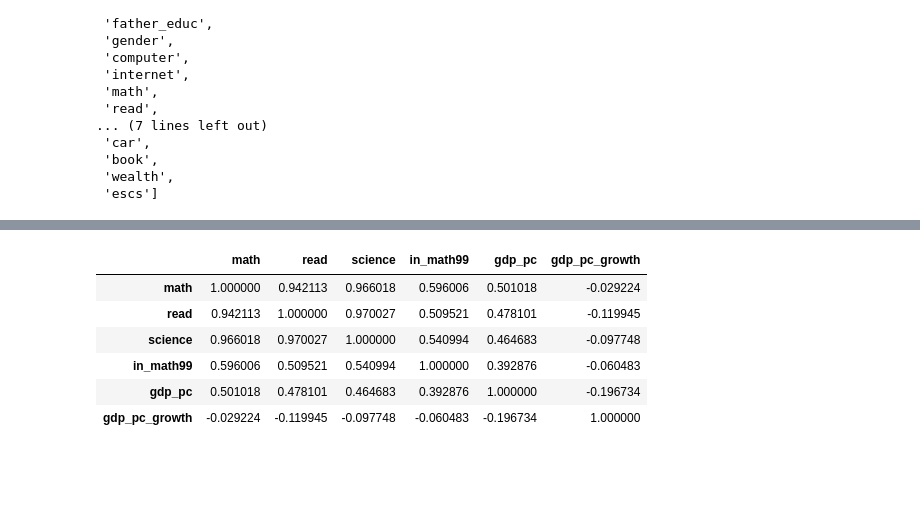
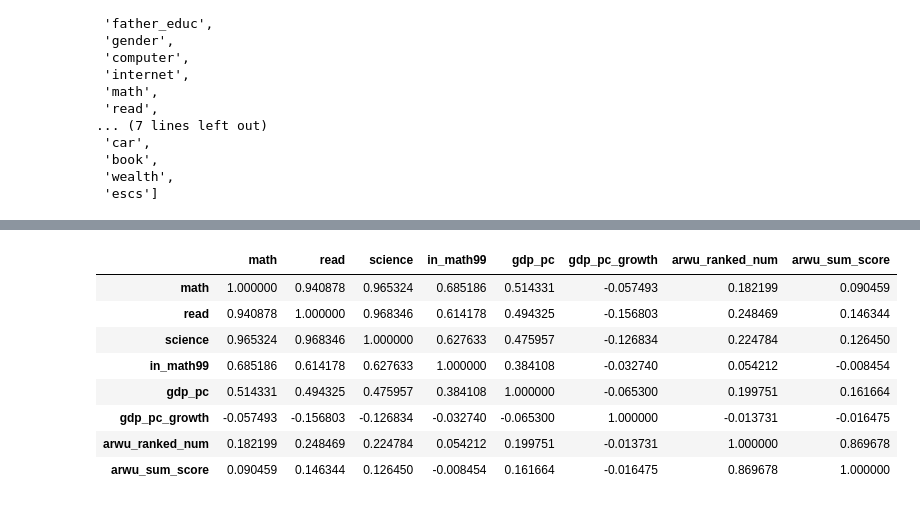
Before and after one commit to jamesxu123/econ442, a Jupyter notebook: old_explore.ipynb, the cells around one changed output, grey strips where cells are left out. Drawn from its saved outputs; the diff is of its cells as text; code cells hidden in the pictures; blank space fills up the shorter version.

```diff
--- a/old_explore.ipynb
+++ b/old_explore.ipynb
@@ -29,6 +30,8 @@ q2 = df.lazy().group_by(pl.col("year")).agg(pl.quantile("math", 0.99).alias("mat
 # %%
 q = df.lazy().join(q2, on="year").group_by(pl.col("year"), pl.col("country")).agg(pl.mean("math"), pl.mean("read"), pl.mean("science"), (((pl.col("math") > pl.col("math99")) * 100 * pl.col("stu_wgt")).sum() / pl.col("stu_wgt").sum()).alias("in_math99"))
 # %%
-worldbank = pl.scan_parquet("data/worldbank_indicators.parquet").with_columns(pl.col("Time").cast(pl.Int64))
+worldbank = pl.scan_parquet("data/worldbank_indicators.parquet").with_columns(pl.col("Time").cast(pl.Int64)).rename({"Time": "year", "Country Code": "country"})
+# %%
+arwu = pl.scan_parquet("data/arwu_2003-2023.parquet").group_by(["country", "year"]).agg(pl.col("rank").count().alias("arwu_ranked_num"), pl.col("score").sum().alias("arwu_sum_score"))
 # %%
-merged = q.join(worldbank, left_on=["country", "year"], right_on=["Country Code", "Time"], how="left")
+merged = worldbank.join(arwu, left_on=["country", "year"], right_on=["country", "year"], how="left").filter(pl.col("year") >= 2003)
@@ -55,3 +38,5 @@ END LEFT JOIN
+# %%
+merged = merged.join(q, on=["country", "year"], how="left").with_columns(pl.col("arwu_ranked_num").fill_null(0), pl.col("arwu_sum_score").fill_null(0))
 # %%
 df2 = merged.collect()
 # %%
@@ -116,12 +110,14 @@ shape: (9, 13)
 # %%
-pd_df[["math", "read", "science", "in_math99", "gdp_pc", "gdp_pc_growth"]].corr()
+pd_df[["math", "read", "science", "in_math99", "gdp_pc", "gdp_pc_growth", "arwu_ranked_num", "arwu_sum_score"]].corr()
 # %% [output]
-|  | math | read | science | in_math99 | gdp_pc | gdp_pc_growth |
-| math | 1.000000 | 0.942113 | 0.966018 | 0.596006 | 0.501018 | -0.029224 |
-| read | 0.942113 | 1.000000 | 0.970027 | 0.509521 | 0.478101 | -0.119945 |
-| science | 0.966018 | 0.970027 | 1.000000 | 0.540994 | 0.464683 | -0.097748 |
-| in_math99 | 0.596006 | 0.509521 | 0.540994 | 1.000000 | 0.392876 | -0.060483 |
-| gdp_pc | 0.501018 | 0.478101 | 0.464683 | 0.392876 | 1.000000 | -0.196734 |
-| gdp_pc_growth | -0.029224 | -0.119945 | -0.097748 | -0.060483 | -0.196734 | 1.000000 |
+|  | math | read | science | in_math99 | gdp_pc | gdp_pc_growth | arwu_ranked_num | arwu_sum_score |
+| math | 1.000000 | 0.940878 | 0.965324 | 0.685186 | 0.514331 | -0.057493 | 0.182199 | 0.090459 |
+| read | 0.940878 | 1.000000 | 0.968346 | 0.614178 | 0.494325 | -0.156803 | 0.248469 | 0.146344 |
+| science | 0.965324 | 0.968346 | 1.000000 | 0.627633 | 0.475957 | -0.126834 | 0.224784 | 0.126450 |
+| in_math99 | 0.685186 | 0.614178 | 0.627633 | 1.000000 | 0.384108 | -0.032740 | 0.054212 | -0.008454 |
+| gdp_pc | 0.514331 | 0.494325 | 0.475957 | 0.384108 | 1.000000 | -0.065300 | 0.199751 | 0.161664 |
+| gdp_pc_growth | -0.057493 | -0.156803 | -0.126834 | -0.032740 | -0.065300 | 1.000000 | -0.013731 | -0.016475 |
+| arwu_ranked_num | 0.182199 | 0.248469 | 0.224784 | 0.054212 | 0.199751 | -0.013731 | 1.000000 | 0.869678 |
+| arwu_sum_score | 0.090459 | 0.146344 | 0.126450 | -0.008454 | 0.161664 | -0.016475 | 0.869678 | 1.000000 |
 # %%
 import plotly.express as px
```
Also changed, not shown: parts of 17 cells of this notebook, 5 other files.
